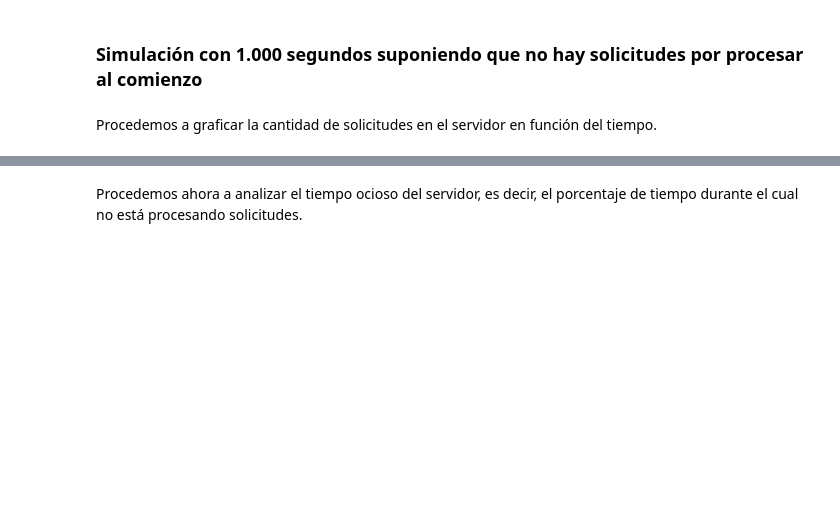
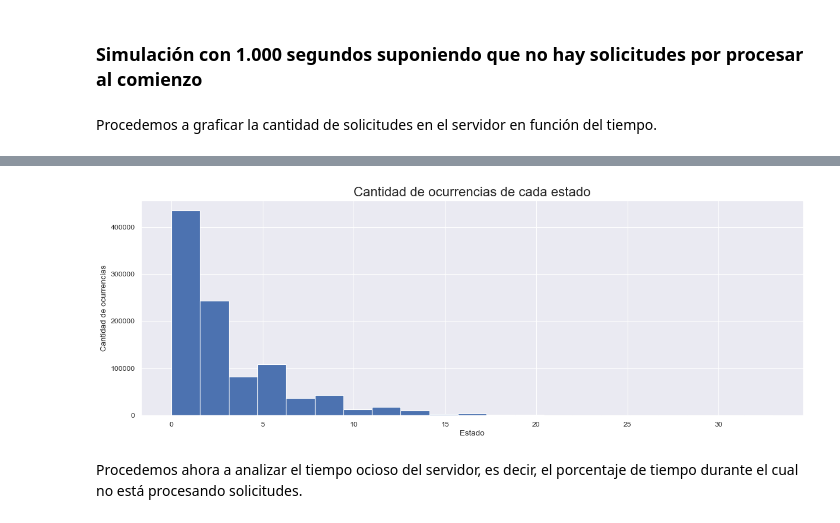
Before and after one commit to brunograssano/Simulacion-fiuba, a Jupyter notebook: TP_2_2022.ipynb, the cells around one changed output, grey strips where cells are left out. Drawn from its saved outputs; the diff is of its cells as text; code cells hidden in the pictures; blank space fills up the shorter version.

```diff
--- a/TP_2_2022.ipynb
+++ b/TP_2_2022.ipynb
@@ -369,10 +403,12 @@ plt.show()
 # %%
-plt.figure(figsize=(20, 20), dpi=80)
+plt.figure(figsize=(18, 6), dpi=80)
 plt.title('Cantidad de ocurrencias de cada estado'.format(N), size=20)
 plt.xlabel('Estado')
 plt.ylabel('Cantidad de ocurrencias')
 plt.hist(estados, bins='sturges', linewidth=1.0, )
 plt.show()
+# %% [output]
+[figure, added]
 # %% [markdown]
 Procedemos ahora a analizar el tiempo ocioso del servidor, es decir, el porcentaje de tiempo durante el cual no está procesando solicitudes.
 # %%
```
Also changed, not shown: parts of 14 cells of this notebook, 3 other files.
